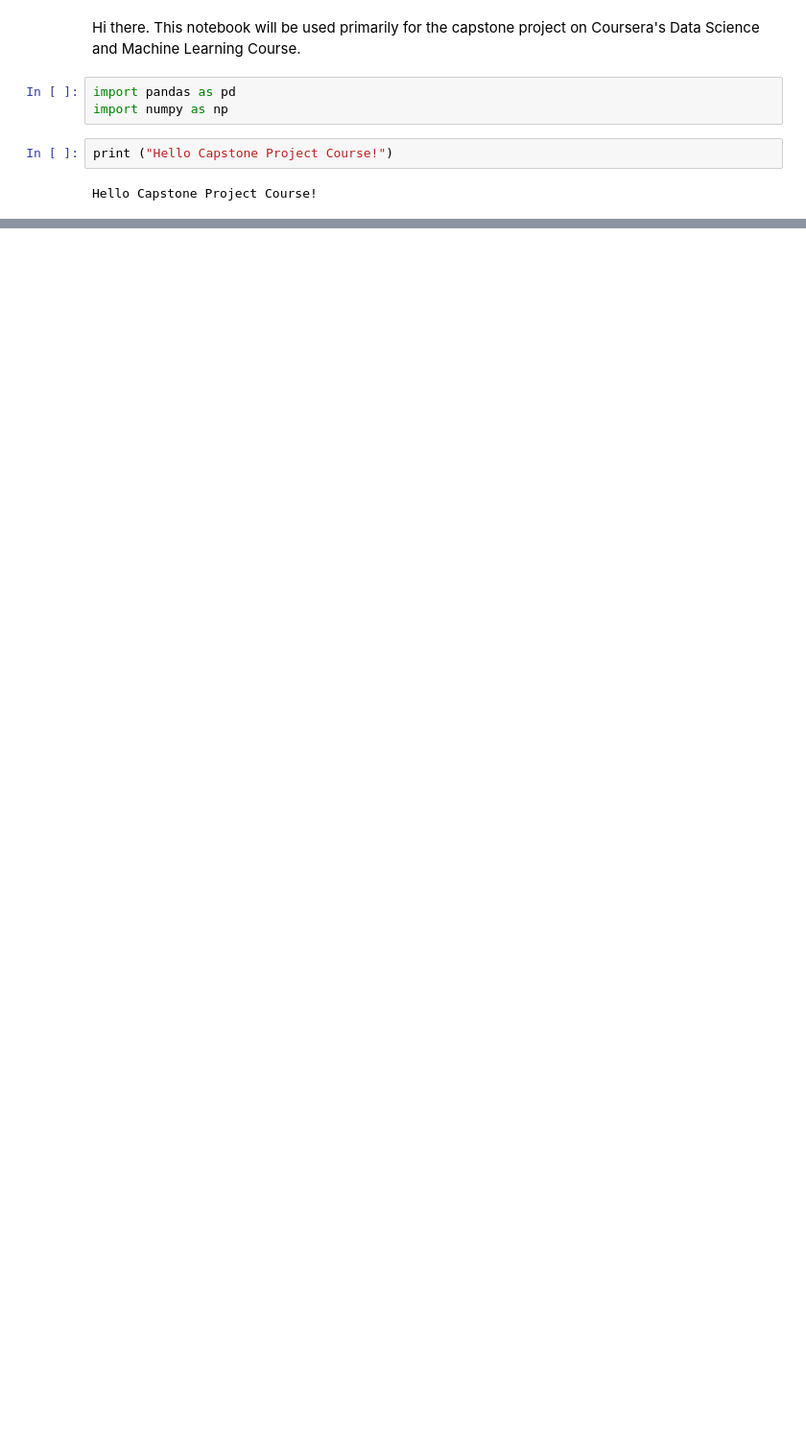
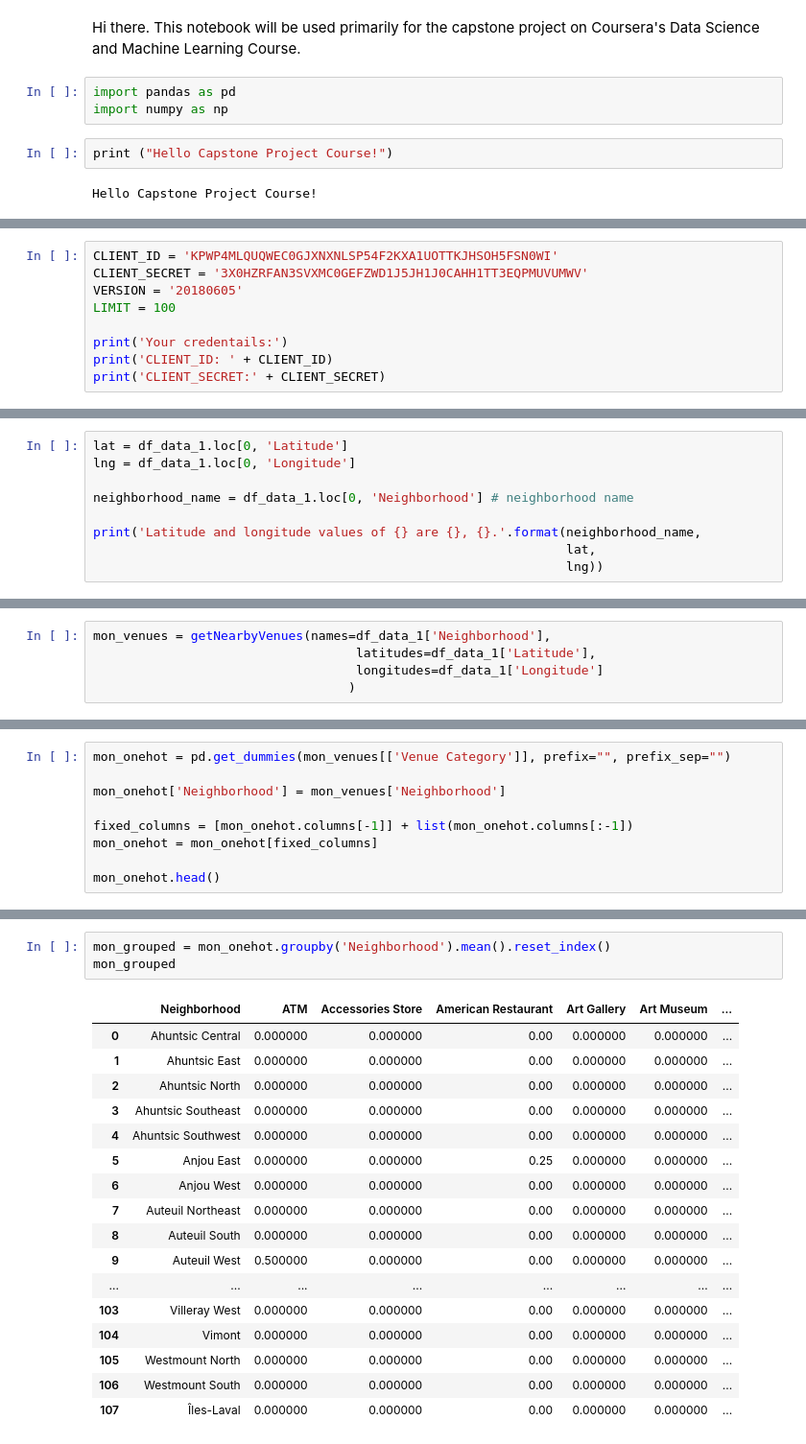
Before and after one commit to vkswami1984/Coursera_Capstone, a Jupyter notebook: Coursera Capstone Project.ipynb, the cells around one changed output, grey strips where cells are left out. Shown: that part at 96% size. Drawn from its saved outputs; the diff is of its cells as text; blank space fills up the shorter version.

```diff
--- a/Coursera Capstone Project.ipynb
+++ b/Coursera Capstone Project.ipynb
@@ -36,0 +177,9 @@ This data contains details such as age, income and education levels, all of whic
+# %%
+CLIENT_ID = 'KPWP4MLQUQWEC0GJXNXNLSP54F2KXA1UOTTKJHSOH5FSN0WI'
+CLIENT_SECRET = '3X0HZRFAN3SVXMC0GEFZWD1J5JH1J0CAHH1TT3EQPMUVUMWV'
+VERSION = '20180605'
+LIMIT = 100
+
+print('Your credentails:')
+print('CLIENT_ID: ' + CLIENT_ID)
+print('CLIENT_SECRET:' + CLIENT_SECRET)
@@ -36,0 +190,9 @@ This data contains details such as age, income and education levels, all of whic
+# %%
+lat = df_data_1.loc[0, 'Latitude']
+lng = df_data_1.loc[0, 'Longitude']
+
+neighborhood_name = df_data_1.loc[0, 'Neighborhood'] # neighborhood name
+
+print('Latitude and longitude values of {} are {}, {}.'.format(neighborhood_name,
+                                                               lat,
+                                                               lng))
@@ -36,0 +238,5 @@ This data contains details such as age, income and education levels, all of whic
+# %%
+mon_venues = getNearbyVenues(names=df_data_1['Neighborhood'],
+                                   latitudes=df_data_1['Latitude'],
+                                   longitudes=df_data_1['Longitude']
+                                  )
@@ -36,0 +302,9 @@ This data contains details such as age, income and education levels, all of whic
+# %%
+mon_onehot = pd.get_dummies(mon_venues[['Venue Category']], prefix="", prefix_sep="")
+
+mon_onehot['Neighborhood'] = mon_venues['Neighborhood']
+
+fixed_columns = [mon_onehot.columns[-1]] + list(mon_onehot.columns[:-1])
+mon_onehot = mon_onehot[fixed_columns]
+
+mon_onehot.head()
@@ -36,0 +323,21 @@ This data contains details such as age, income and education levels, all of whic
+# %%
+mon_grouped = mon_onehot.groupby('Neighborhood').mean().reset_index()
+mon_grouped
+# %% [output]
+|  | Neighborhood | ATM | Accessories Store | American Restaurant | Art Gallery | Art Museum | ... |
+| 0 | Ahuntsic Central | 0.000000 | 0.000000 | 0.00 | 0.000000 | 0.000000 | ... |
+| 1 | Ahuntsic East | 0.000000 | 0.000000 | 0.00 | 0.000000 | 0.000000 | ... |
+| 2 | Ahuntsic North | 0.000000 | 0.000000 | 0.00 | 0.000000 | 0.000000 | ... |
+| 3 | Ahuntsic Southeast | 0.000000 | 0.000000 | 0.00 | 0.000000 | 0.000000 | ... |
+| 4 | Ahuntsic Southwest | 0.000000 | 0.000000 | 0.00 | 0.000000 | 0.000000 | ... |
+| 5 | Anjou East | 0.000000 | 0.000000 | 0.25 | 0.000000 | 0.000000 | ... |
+| 6 | Anjou West | 0.000000 | 0.000000 | 0.00 | 0.000000 | 0.000000 | ... |
+| 7 | Auteuil Northeast | 0.000000 | 0.000000 | 0.00 | 0.000000 | 0.000000 | ... |
+| 8 | Auteuil South | 0.000000 | 0.000000 | 0.00 | 0.000000 | 0.000000 | ... |
+| 9 | Auteuil West | 0.500000 | 0.000000 | 0.00 | 0.000000 | 0.000000 | ... |
+| ... | ... | ... | ... | ... | ... | ... | ... |
+| 103 | Villeray West | 0.000000 | 0.000000 | 0.00 | 0.000000 | 0.000000 | ... |
+| 104 | Vimont | 0.000000 | 0.000000 | 0.00 | 0.000000 | 0.000000 | ... |
+| 105 | Westmount North | 0.000000 | 0.000000 | 0.00 | 0.000000 | 0.000000 | ... |
+| 106 | Westmount South | 0.000000 | 0.000000 | 0.00 | 0.000000 | 0.000000 | ... |
+| 107 | Îles-Laval | 0.000000 | 0.000000 | 0.00 | 0.000000 | 0.000000 | ... |
```
Also changed, not shown: parts of 56 cells of this notebook.
